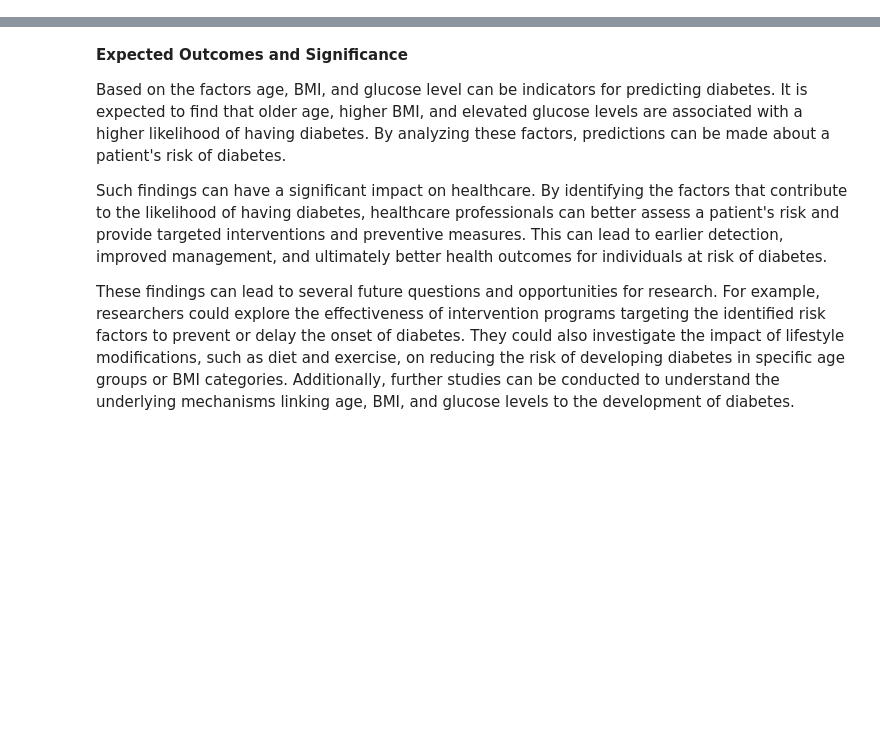
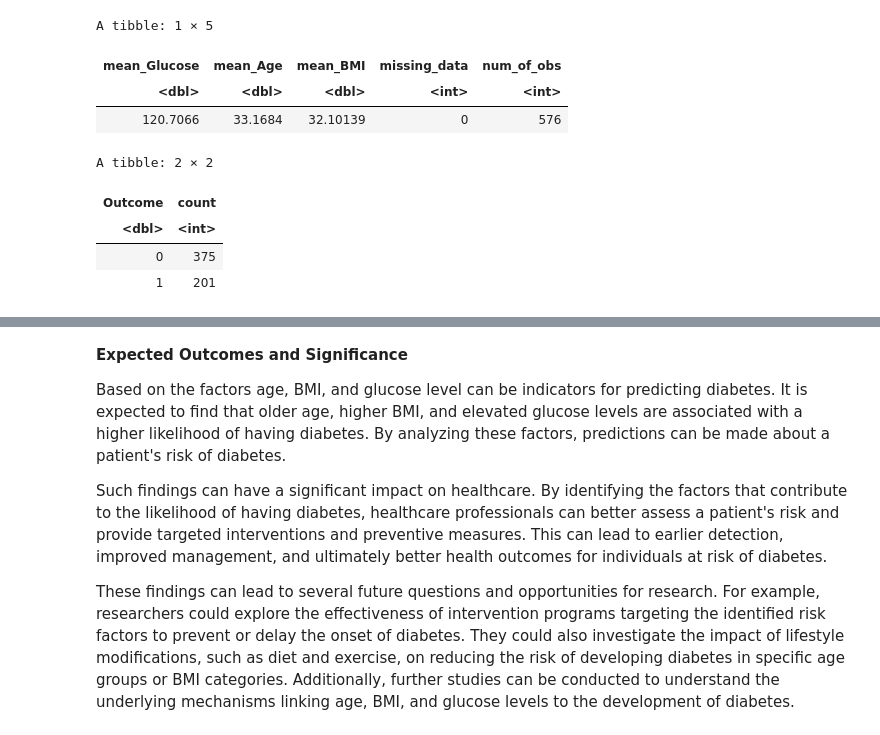
Before and after one commit to AmritS14/DSCI-Project, a Jupyter notebook: Project.ipynb, the cells around one changed output, grey strips where cells are left out. Saved outputs shown, nothing was run; the diff lists cells and outputs as text; code cells hidden in the pictures; blank space fills up the shorter version.

```diff
--- a/Project.ipynb
+++ b/Project.ipynb
@@ -39,0 +64,34 @@ A spec_tbl_df: 768 × 9
+# %%
+#split the data and get the training data
+diabetes_split <- initial_split(diabetes_data, prop = 0.75, strata = Outcome)
+diabetes_train <- training(diabetes_split)
+
+num_of_obs <- diabetes_train |>
+              nrow()
+mean_of_predictors <- diabetes_train|>
+                      summarize(mean_Glucose = mean(Glucose),
+                                mean_Age = mean(Age),
+                                mean_BMI = mean(BMI))
+
+missing_data <- sum(is.na(diabetes_train))
+
+
+diabetes_summarize_table1 <- mean_of_predictors|>
+                   mutate(missing_data = missing_data, num_of_obs = num_of_obs)
+
+diabetes_summarize_table1
+
+diabetes_summarize_table2 <- diabetes_train|>
+                             group_by(Outcome)|>
+                             summarize(count = n())
+diabetes_summarize_table2
+# %% [output]
+A tibble: 1 × 5
+| mean_Glucose | mean_Age | mean_BMI | missing_data | num_of_obs |
+| <dbl> | <dbl> | <dbl> | <int> | <int> |
+| 120.7066 | 33.1684 | 32.10139 | 0 | 576 |
+A tibble: 2 × 2
+| Outcome | count |
+| <dbl> | <int> |
+| 0 | 375 |
+| 1 | 201 |
```
Also changed, not shown: parts of 3 cells of this notebook.
